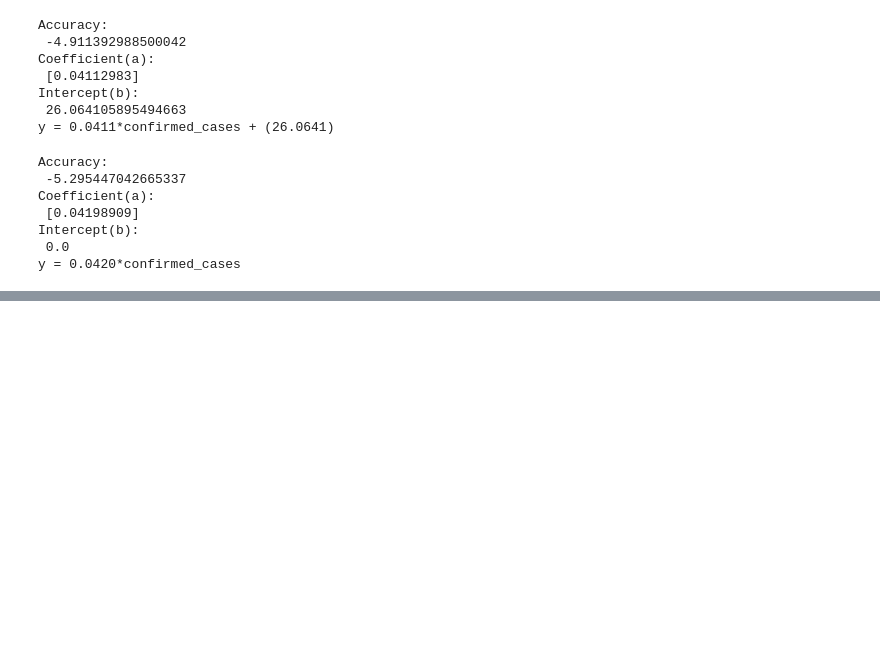
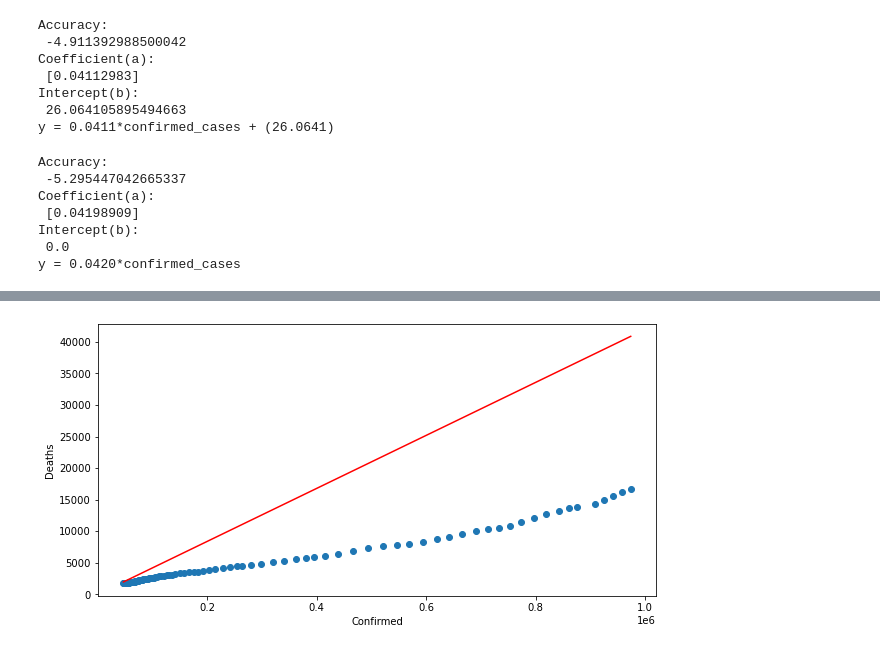
Before and after one commit to kklimexk/covid19-data-analysis, a Jupyter notebook: covid19-data-analysis.ipynb, the cells around one changed output, grey strips where cells are left out. Saved outputs shown, nothing was run; the diff lists cells and outputs as text; code cells hidden in the pictures; blank space fills up the shorter version.

Commit message:
added new linear regression chart

```diff
--- a/covid19-data-analysis.ipynb
+++ b/covid19-data-analysis.ipynb
@@ -245,4 +245,15 @@ predictions
 119 rows × 4 columns
+# %%
+import matplotlib.pyplot as plt
+
+plt.figure(figsize=(10,5))
+plt.xlabel("Confirmed")
+plt.ylabel("Deaths")
+plt.scatter(x_test, y_test)
+plt.plot(x_test, y_pred, c='r')
+plt.show()
+# %% [output]
+[figure, added]
 # %%
 predictions[['Deaths', 'Predicted Deaths']].plot(figsize=(10,5))
 # %% [output]
```
Also changed, not shown: parts of 2 cells of this notebook.
